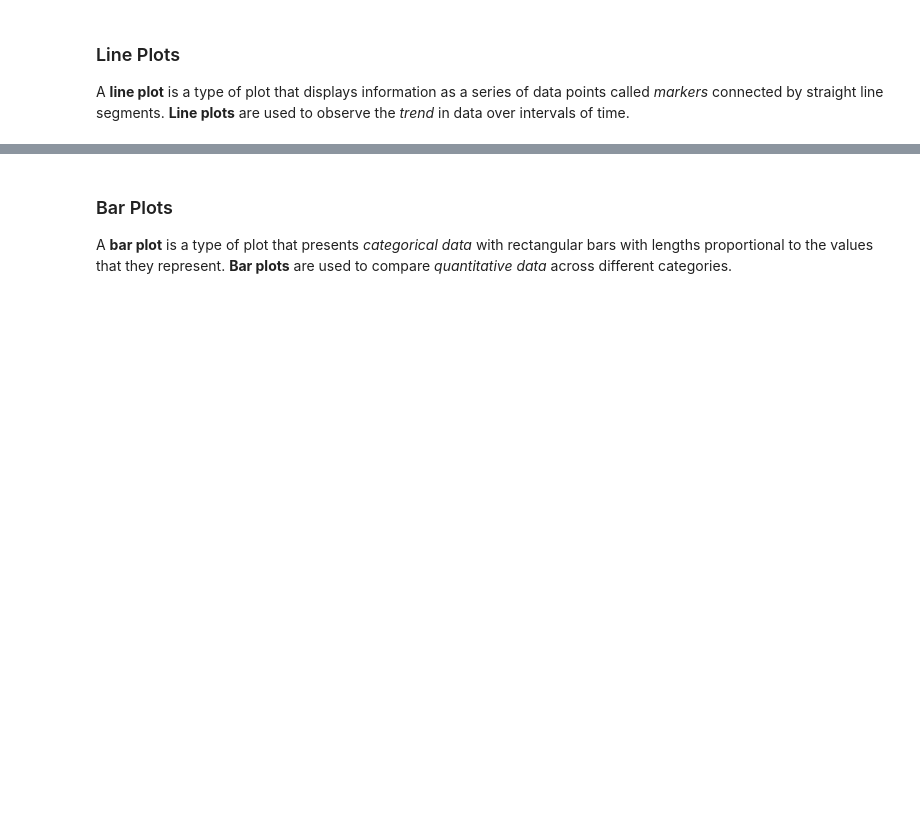
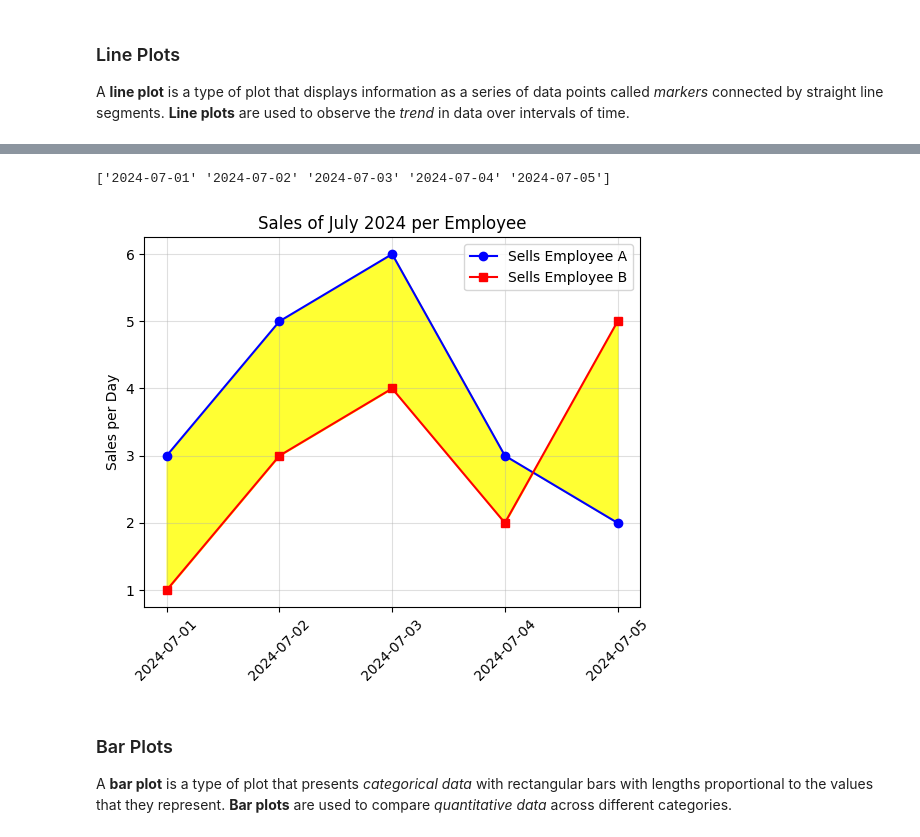
Before and after one commit to NicoG2023/Data_Science_Introduction, a Jupyter notebook: Classes/Matplotlib-Seaborn.ipynb, the cells around one changed output, grey strips where cells are left out. Cells and saved outputs as stored; diff of their text form; code cells hidden in the pictures; blank space fills up the shorter version.

Commit message:
Continued with Matplotlib notebook

```diff
--- a/Classes/Matplotlib-Seaborn.ipynb
+++ b/Classes/Matplotlib-Seaborn.ipynb
@@ -126,3 +128,33 @@ plt.show()
+# %%
+# a more pro time series plot
+import numpy as np
+import matplotlib.pyplot as plt
+
+#Generate a time axis
+datetimes = np.arange('2024-07-01', '2024-07-06', dtype='datetime64[D]')
+print(datetimes)
+
+# sells arrays
+sells_a = np.array([3,5,6,3,2])
+sells_b = np.array([1,3,4,2,5])
+
+# add time series to plot
+plt.plot(datetimes, sells_a, '-o', label="Sells Employee A", color='blue')
+plt.plot(datetimes, sells_b, '-s', label="Sells Employee B", color='red')
+plt.fill_between(datetimes, sells_a, sells_b, color='yellow', alpha=0.8)
+#Beautifiers
+plt.legend()
+plt.title('Sales of July 2024 per Employee')
+plt.xticks(datetimes, rotation=45)
+plt.grid(True, alpha=0.4)
+plt.ylabel('Sales per Day')
+
+#show plot
+plt.savefig('images/examples_sales.png')
+plt.show()
+# %% [output]
+['2024-07-01' '2024-07-02' '2024-07-03' '2024-07-04' '2024-07-05']
+[figure, added]
 # %% [markdown]
 ### Bar Plots
 
```
Also changed, not shown: parts of 9 cells of this notebook, 8 other files.
